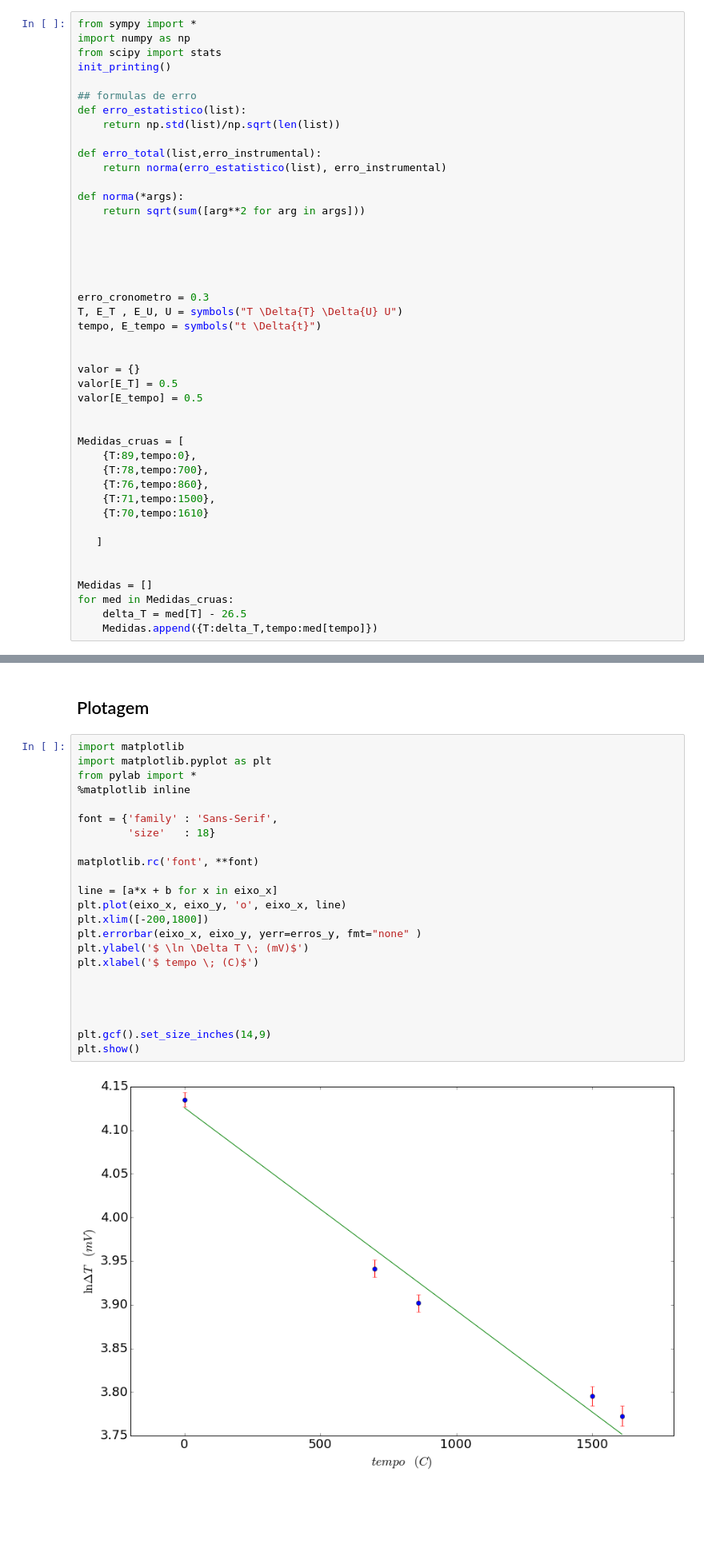
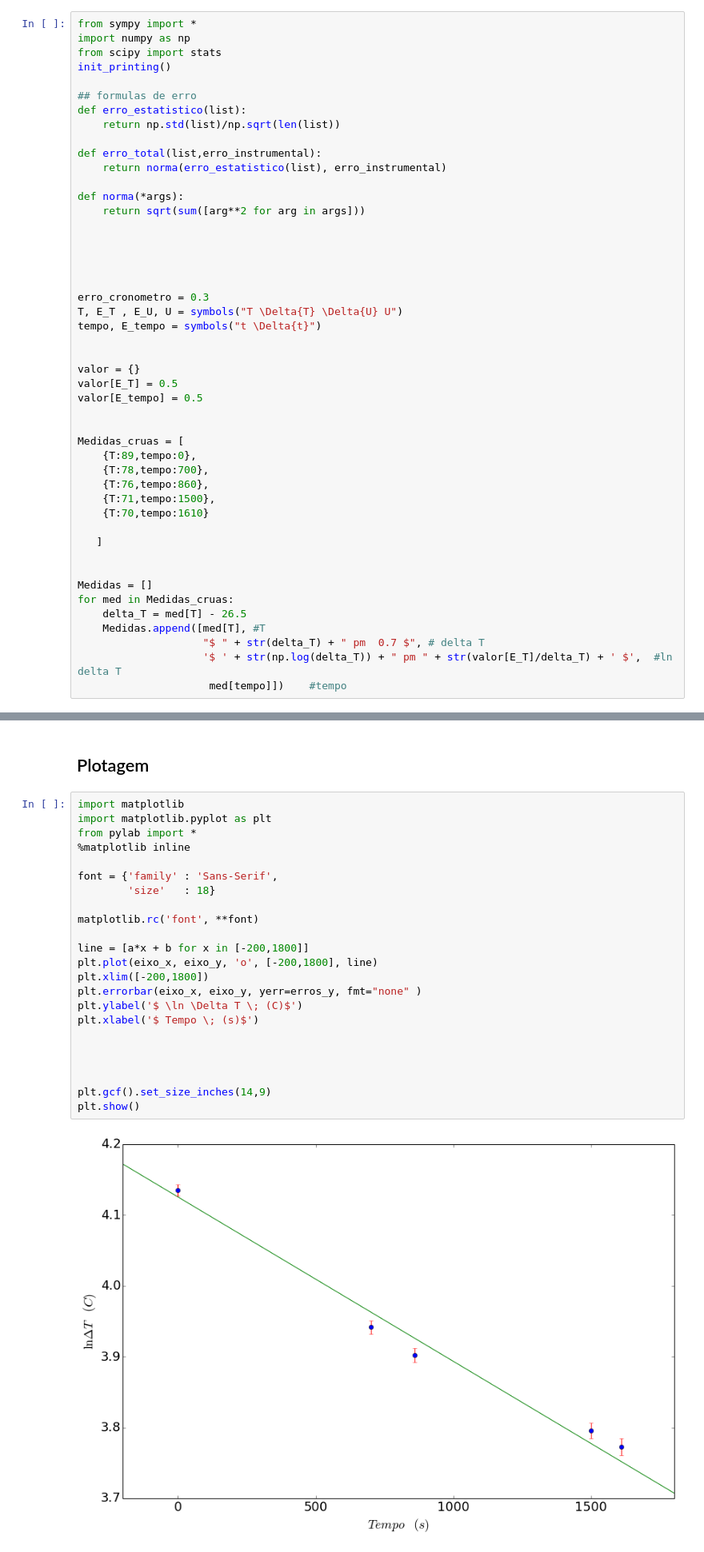
Before and after one commit to JTStark/F229, a Jupyter notebook: lab06a/lab06a2.ipynb, the cells around one changed output, grey strips where cells are left out. Shown at 80% size. Cells and saved outputs as stored; diff of their text form; blank space fills up the shorter version.

Commit message:
regressão linear do tempo

```diff
--- a/lab06a/lab06a2.ipynb
+++ b/lab06a/lab06a2.ipynb
@@ -43,7 +43,10 @@ Medidas_cruas = [
 Medidas = []
 for med in Medidas_cruas:
     delta_T = med[T] - 26.5
-    Medidas.append({T:delta_T,tempo:med[tempo]})
+    Medidas.append([med[T], #T
+                    "$ " + str(delta_T) + " pm  0.7 $", # delta T
+                    '$ ' + str(np.log(delta_T)) + " pm " + str(valor[E_T]/delta_T) + ' $',  #ln delta T
+                     med[tempo]])    #tempo
 # %% [markdown]
 ###Regressão linear
 # %%
@@ -87,28 +90,28 @@ b = 4.1255 +/- 0.00714694018976804
 # %%
 import matplotlib
 import matplotlib.pyplot as plt
 from pylab import *
 %matplotlib inline
 
 font = {'family' : 'Sans-Serif',
         'size'   : 18}
 
 matplotlib.rc('font', **font)
 
-line = [a*x + b for x in eixo_x]
-plt.plot(eixo_x, eixo_y, 'o', eixo_x, line)
+line = [a*x + b for x in [-200,1800]]
+plt.plot(eixo_x, eixo_y, 'o', [-200,1800], line)
 plt.xlim([-200,1800])
 plt.errorbar(eixo_x, eixo_y, yerr=erros_y, fmt="none" )
-plt.ylabel('$ \ln \Delta T \; (mV)$')
-plt.xlabel('$ tempo \; (C)$')
+plt.ylabel('$ \ln \Delta T \; (C)$')
+plt.xlabel('$ Tempo \; (s)$')
 
 
 
 
 plt.gcf().set_size_inches(14,9)
 plt.show()
 # %% [output]
-[figure, old version]
+[figure, new version]
 # %% [markdown]
 #Tabelas
 # %%
```
Also changed, not shown: parts of 2 cells of this notebook, 3 other files.
